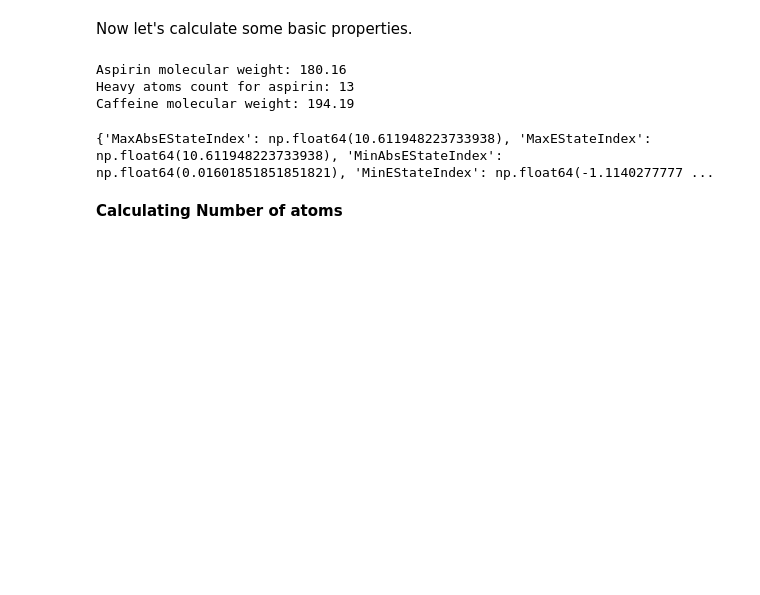
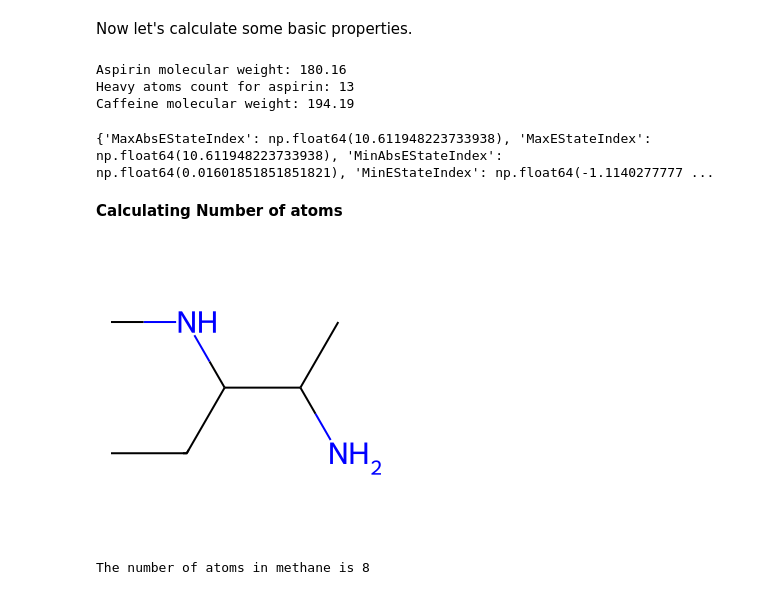
Before and after one commit to dh4n4njay/RDKit, a Jupyter notebook: rdkit.ipynb, the cells around one changed output. Drawn from its saved outputs; the diff is of its cells as text; code cells hidden in the pictures; blank space fills up the shorter version.

```diff
--- a/rdkit.ipynb
+++ b/rdkit.ipynb
@@ -45,3 +45,13 @@ print(all_desc_asp)
 {'MaxAbsEStateIndex': np.float64(10.611948223733938), 'MaxEStateIndex': np.float64(10.611948223733938), 'MinAbsEStateIndex': np.float64(0.01601851851851821), 'MinEStateIndex': np.float64(-1.1140277777 ...
 # %% [markdown]
 **Calculating Number of atoms**
+# %%
+methane=Chem.MolFromSmiles("CC(N)C(NC)CC")
+display_methane=Draw.MolToImage(methane)
+display_methane.show()
+display(display_methane)
+num_methane = methane.GetNumAtoms()
+print(f"The number of atoms in methane is {num_methane}")
+# %% [output]
+[figure, added]
+The number of atoms in methane is 8
```
Also changed, not shown: parts of 1 cell of this notebook.
